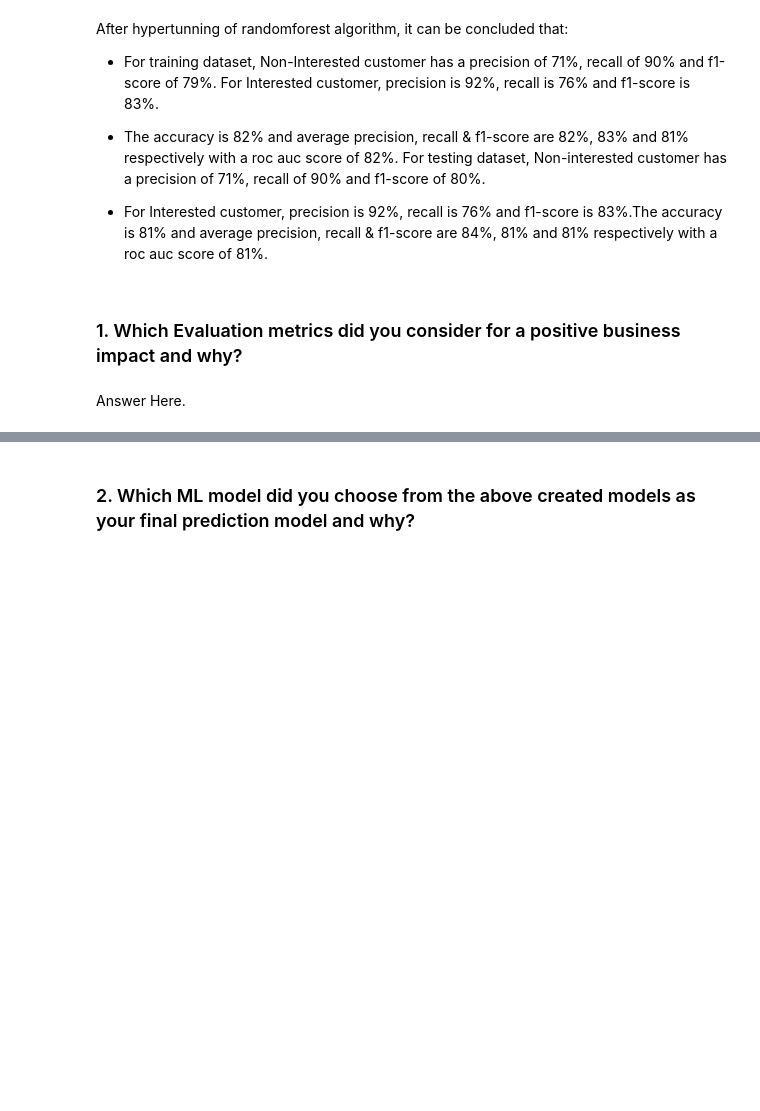
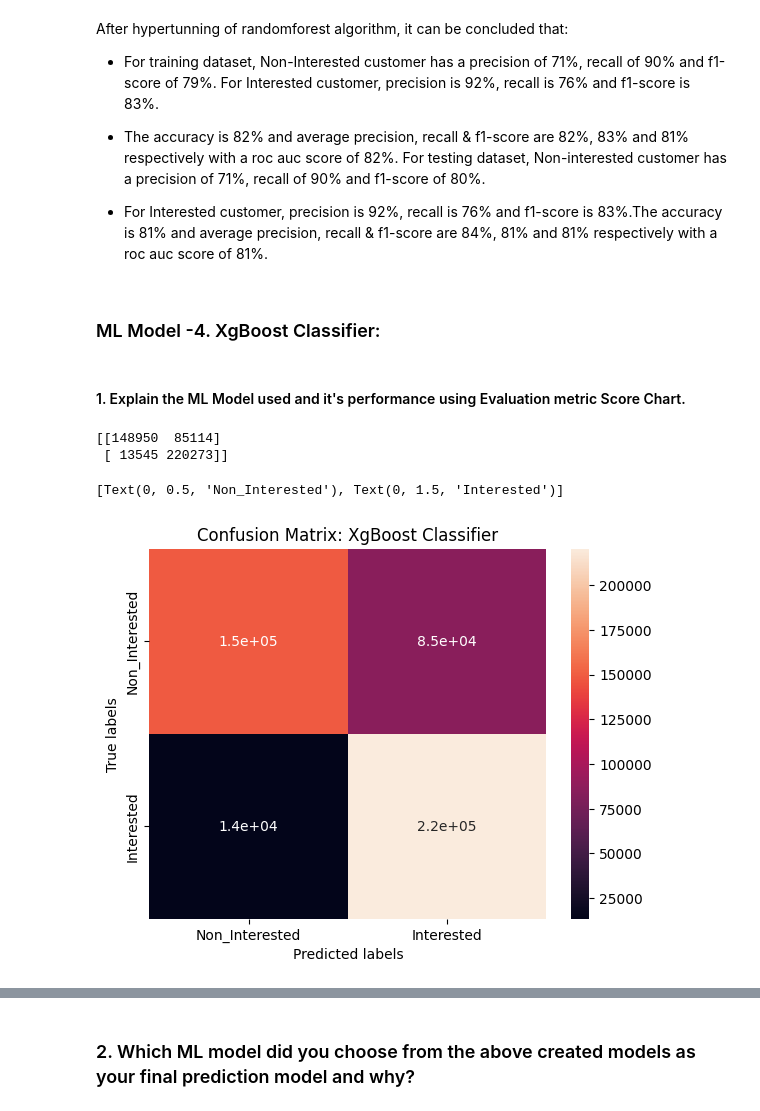
Before and after one commit to saidul-mondal-au7/health_insurance_cross_sell_prediction, a Jupyter notebook: health_insurance_cross_sell_prediction.ipynb, the cells around one changed output, grey strips where cells are left out. Drawn from its saved outputs; the diff is of its cells as text; code cells hidden in the pictures; blank space fills up the shorter version.

```diff
--- a/health_insurance_cross_sell_prediction.ipynb
+++ b/health_insurance_cross_sell_prediction.ipynb
@@ -1646,7 +1649,40 @@ After hypertunning of randomforest algorithm, it can be concluded that:
 * The accuracy is 82% and average precision, recall & f1-score are 82%, 83% and 81% respectively with a roc auc score of 82%. For testing dataset, Non-interested customer has a precision of 71%, recall of 90% and f1-score of 80%.
 
 * For Interested customer, precision is 92%, recall is 76% and f1-score is 83%.The accuracy is 81% and average precision, recall & f1-score are 84%, 81% and 81% respectively with a roc auc score of 81%.
-# %% [markdown]
-### 1. Which Evaluation metrics did you consider for a positive business impact and why?
-# %% [markdown]
-Answer Here.
+# %% [markdown]
+### ML Model -4. XgBoost Classifier:
+# %%
+# ML Model - 4 Implementation
+xg_model = XGBClassifier()
+
+# Fit the Algorithm
+xg_models=xg_model.fit(X_train,y_train)
+
+# Predict on the model
+# Making predictions on train and test data
+train_class_preds = xg_models.predict(X_train)
+test_class_preds = xg_models.predict(X_test)
+# %% [markdown]
+#### 1. Explain the ML Model used and it's performance using Evaluation metric Score Chart.
+# %%
+# Visualizing evaluation Metric Score chart
+# Get the confusion matrix for train
+
+labels = ['Non_Interested', 'Interested']
+cm = confusion_matrix(y_train, train_class_preds)
+print(cm)
+
+ax= plt.subplot()
+sns.heatmap(cm, annot=True, ax = ax) #annot=True to annotate cells
+
+# labels, title and ticks
+ax.set_xlabel('Predicted labels')
+ax.set_ylabel('True labels')
+ax.set_title('Confusion Matrix: XgBoost Classifier')
+ax.xaxis.set_ticklabels(labels)
+ax.yaxis.set_ticklabels(labels)
+# %% [output]
+[[148950  85114]
+ [ 13545 220273]]
+[Text(0, 0.5, 'Non_Interested'), Text(0, 1.5, 'Interested')]
+[figure, added]
```
Also changed, not shown: parts of 66 cells of this notebook.
